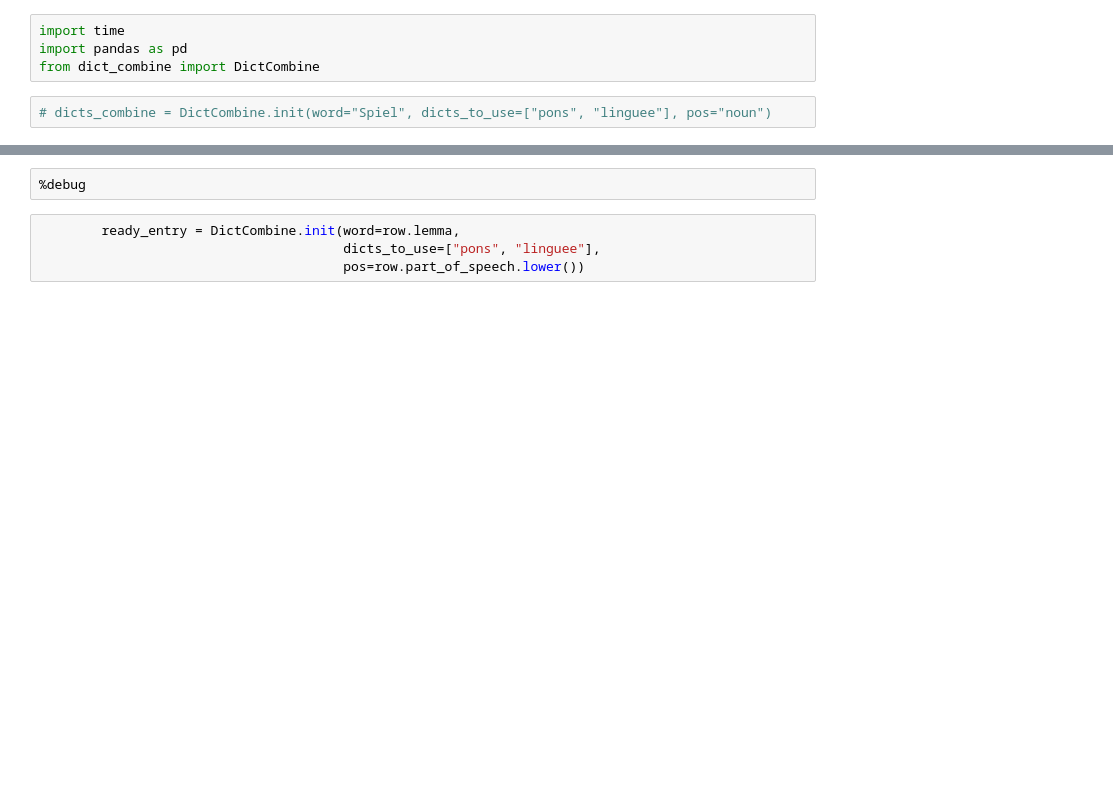
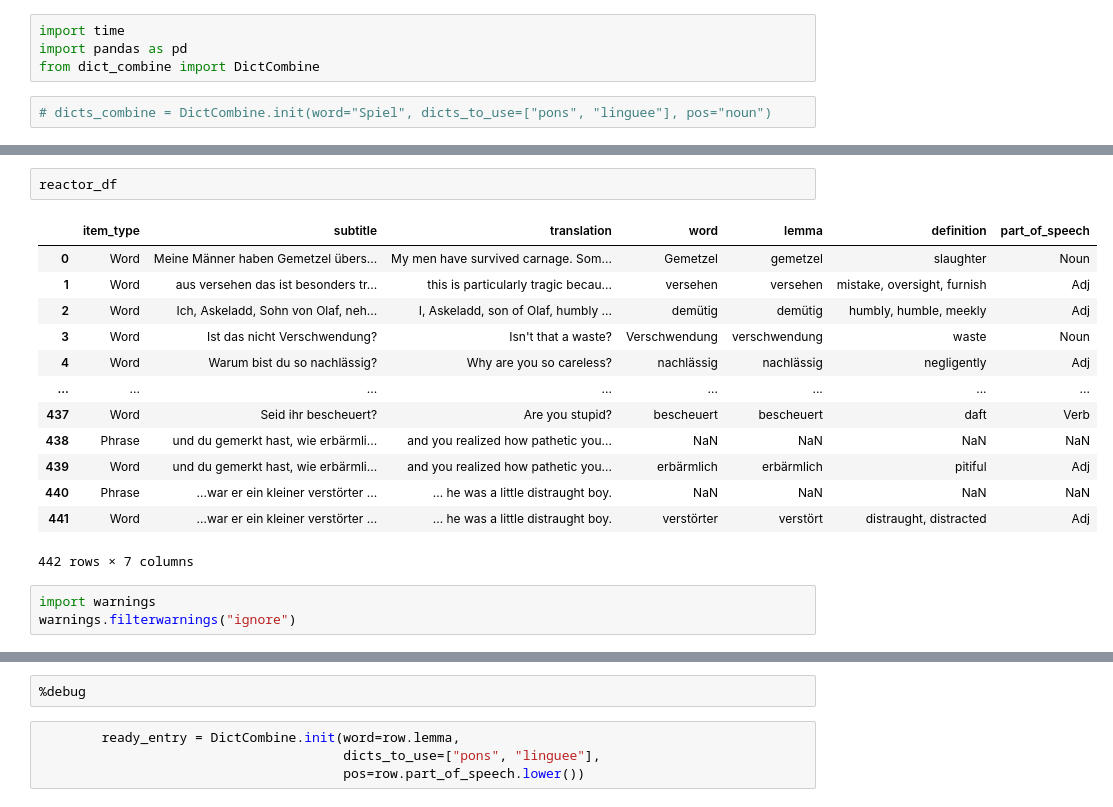
Before and after one commit to artursil/dict_to_anki, a Jupyter notebook: pons_linguee_v2.ipynb, the cells around one changed output, grey strips where cells are left out. Cells and saved outputs as stored; diff of their text form; blank space fills up the shorter version.

```diff
--- a/pons_linguee_v2.ipynb
+++ b/pons_linguee_v2.ipynb
@@ -7 +19,20 @@ from dict_combine import DictCombine
+# %%
+reactor_df
+# %% [output]
+|  | item_type | subtitle | translation | word | lemma | definition | part_of_speech |
+| 0 | Word | Meine Männer haben Gemetzel übers... | My men have survived carnage. Som... | Gemetzel | gemetzel | slaughter | Noun |
+| 1 | Word | aus versehen das ist besonders tr... | this is particularly tragic becau... | versehen | versehen | mistake, oversight, furnish | Adj |
+| 2 | Word | Ich, Askeladd, Sohn von Olaf, neh... | I, Askeladd, son of Olaf, humbly ... | demütig | demütig | humbly, humble, meekly | Adj |
+| 3 | Word | Ist das nicht Verschwendung? | Isn't that a waste? | Verschwendung | verschwendung | waste | Noun |
+| 4 | Word | Warum bist du so nachlässig? | Why are you so careless? | nachlässig | nachlässig | negligently | Adj |
+| ... | ... | ... | ... | ... | ... | ... | ... |
+| 437 | Word | Seid ihr bescheuert? | Are you stupid? | bescheuert | bescheuert | daft | Verb |
+| 438 | Phrase | und du gemerkt hast, wie erbärmli... | and you realized how pathetic you... | NaN | NaN | NaN | NaN |
+| 439 | Word | und du gemerkt hast, wie erbärmli... | and you realized how pathetic you... | erbärmlich | erbärmlich | pitiful | Adj |
+| 440 | Phrase | ...war er ein kleiner verstörter ... | ... he was a little distraught boy. | NaN | NaN | NaN | NaN |
+| 441 | Word | ...war er ein kleiner verstörter ... | ... he was a little distraught boy. | verstörter | verstört | distraught, distracted | Adj |
+442 rows × 7 columns
+# %%
+import warnings
+warnings.filterwarnings("ignore")
 # %%
```
Also changed, not shown: parts of 2 cells of this notebook, 4 other files.
